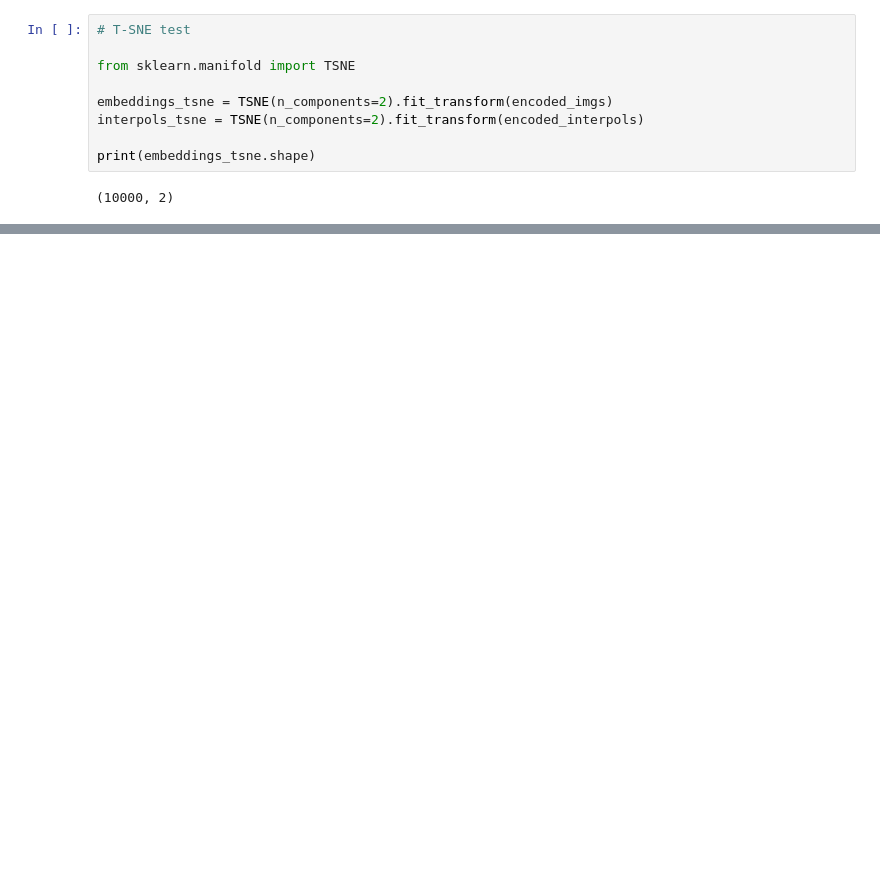
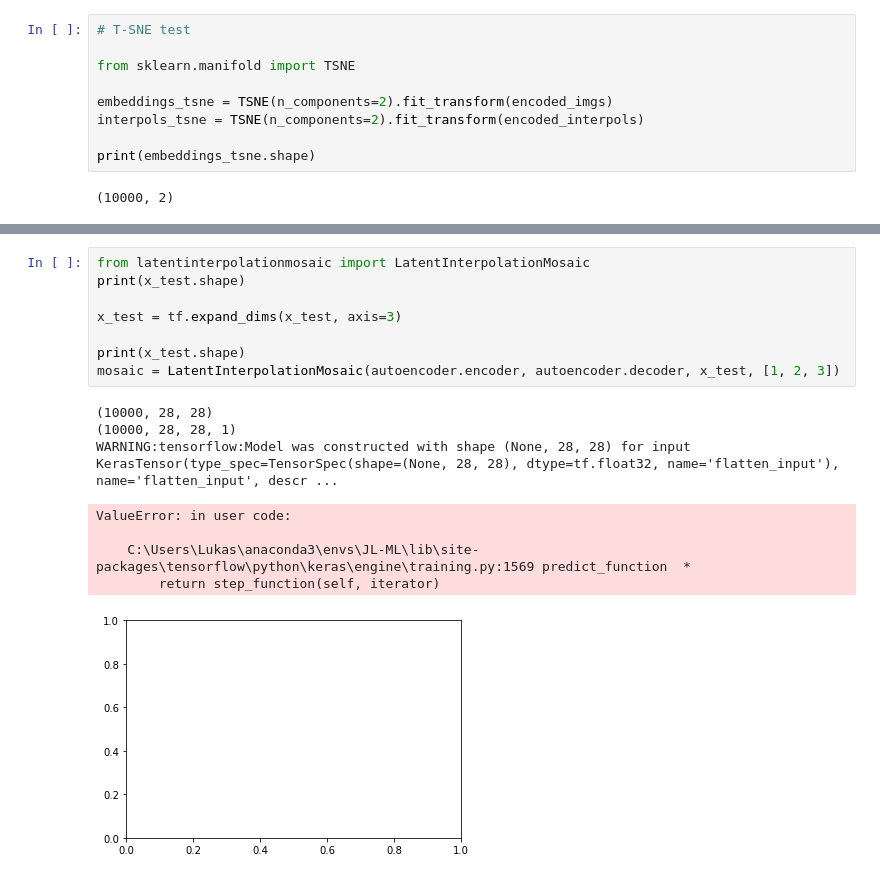
Before and after one commit to AllaVinner/JL-ML, a Jupyter notebook: Autoencoder/lukas_notebook_test.ipynb, the cells around one changed output, grey strips where cells are left out. Cells and saved outputs as stored; diff of their text form; blank space fills up the shorter version.

```diff
--- a/Autoencoder/lukas_notebook_test.ipynb
+++ b/Autoencoder/lukas_notebook_test.ipynb
@@ -213,0 +214,17 @@ plt.show()
+# %%
+from latentinterpolationmosaic import LatentInterpolationMosaic
+print(x_test.shape)
+
+x_test = tf.expand_dims(x_test, axis=3)
+
+print(x_test.shape)
+mosaic = LatentInterpolationMosaic(autoencoder.encoder, autoencoder.decoder, x_test, [1, 2, 3])
+# %% [output]
+(10000, 28, 28)
+(10000, 28, 28, 1)
+WARNING:tensorflow:Model was constructed with shape (None, 28, 28) for input KerasTensor(type_spec=TensorSpec(shape=(None, 28, 28), dtype=tf.float32, name='flatten_input'), name='flatten_input', descr ...
+ValueError: in user code:
+
+    C:\Users\Lukas\anaconda3\envs\JL-ML\lib\site-packages\tensorflow\python\keras\engine\training.py:1569 predict_function  *
+        return step_function(self, iterator)
+[figure, added]
```
Also changed, not shown: parts of 4 cells of this notebook, 3 other files.
